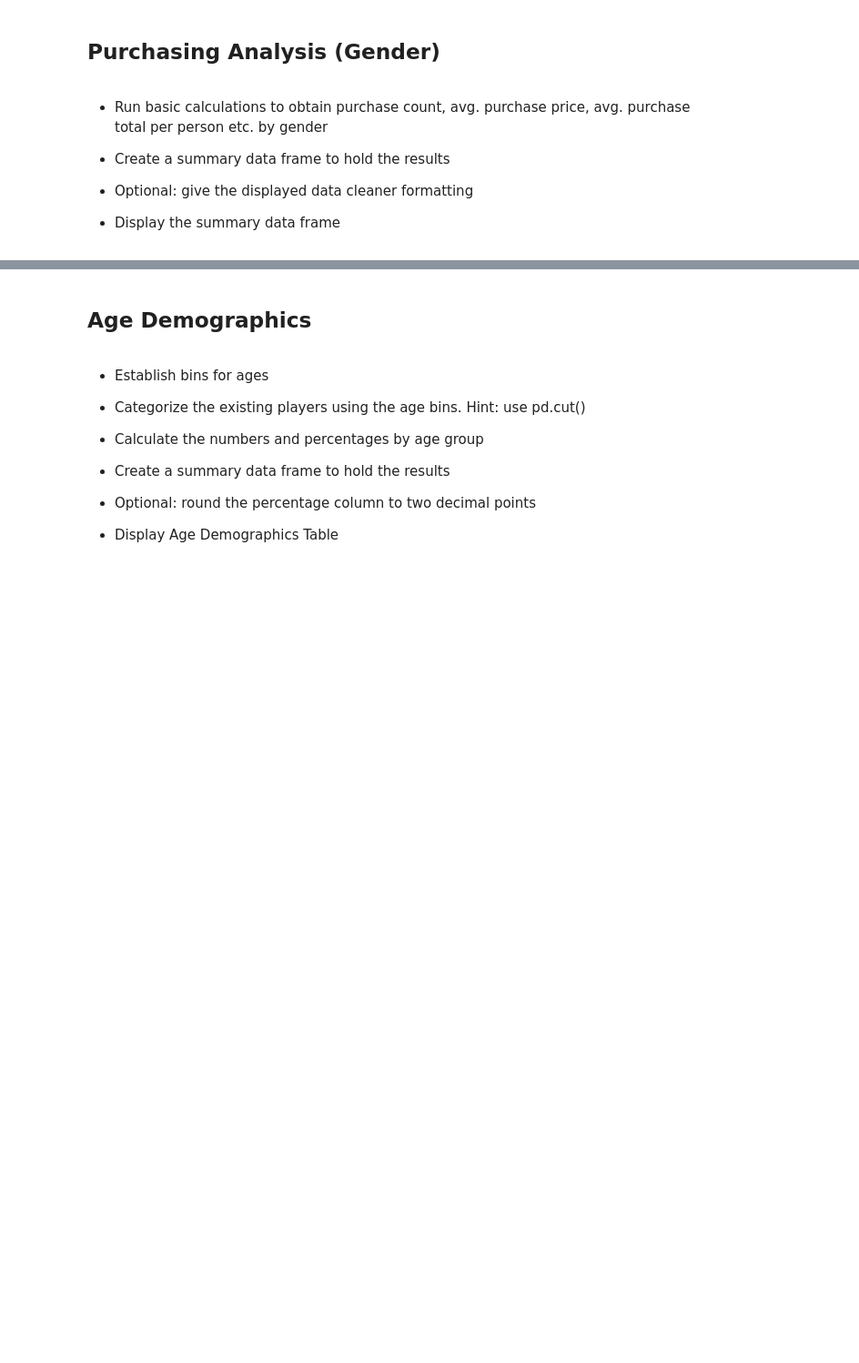
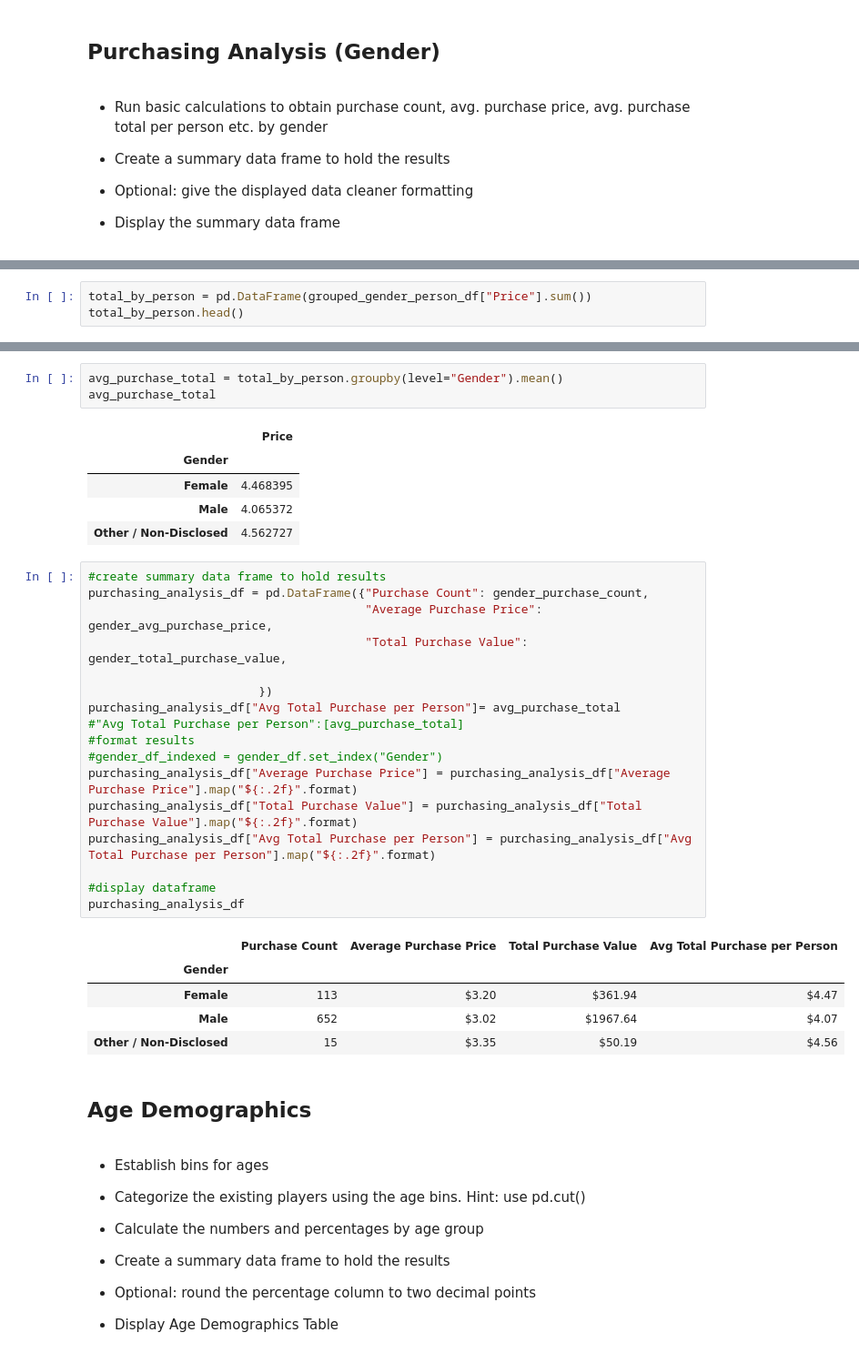
Before and after one commit to jennneth/pandas-challenge, a Jupyter notebook: HeroesofPymoli/HeroesOfPymoli_starter.ipynb, the cells around one changed output, grey strips where cells are left out. Shown: that part at 91% size. Saved outputs shown, nothing was run; the diff lists cells and outputs as text; blank space fills up the shorter version.

```diff
--- a/HeroesofPymoli/HeroesOfPymoli_starter.ipynb
+++ b/HeroesofPymoli/HeroesOfPymoli_starter.ipynb
@@ -161,0 +227,3 @@ gender_df_indexed
+# %%
+total_by_person = pd.DataFrame(grouped_gender_person_df["Price"].sum())
+total_by_person.head()
@@ -162,3 +238,35 @@ gender_df_indexed
+# %%
+avg_purchase_total = total_by_person.groupby(level="Gender").mean()
+avg_purchase_total
+# %% [output]
+|  | Price |
+| Gender |  |
+| Female | 4.468395 |
+| Male | 4.065372 |
+| Other / Non-Disclosed | 4.562727 |
+# %%
+#create summary data frame to hold results
+purchasing_analysis_df = pd.DataFrame({"Purchase Count": gender_purchase_count,
+                                       "Average Purchase Price": gender_avg_purchase_price,
+                                       "Total Purchase Value": gender_total_purchase_value,
+
+                        })
+purchasing_analysis_df["Avg Total Purchase per Person"]= avg_purchase_total
+#"Avg Total Purchase per Person":[avg_purchase_total]
+#format results
+#gender_df_indexed = gender_df.set_index("Gender")
+purchasing_analysis_df["Average Purchase Price"] = purchasing_analysis_df["Average Purchase Price"].map("${:.2f}".format)
+purchasing_analysis_df["Total Purchase Value"] = purchasing_analysis_df["Total Purchase Value"].map("${:.2f}".format)
+purchasing_analysis_df["Avg Total Purchase per Person"] = purchasing_analysis_df["Avg Total Purchase per Person"].map("${:.2f}".format)
+
+#display dataframe
+purchasing_analysis_df
+# %% [output]
+|  | Purchase Count | Average Purchase Price | Total Purchase Value | Avg Total Purchase per Person |
+| Gender |  |  |  |  |
+| Female | 113 | $3.20 | $361.94 | $4.47 |
+| Male | 652 | $3.02 | $1967.64 | $4.07 |
+| Other / Non-Disclosed | 15 | $3.35 | $50.19 | $4.56 |
 # %% [markdown]
 ## Age Demographics
 # %% [markdown]
```
Also changed, not shown: parts of 7 cells of this notebook.
